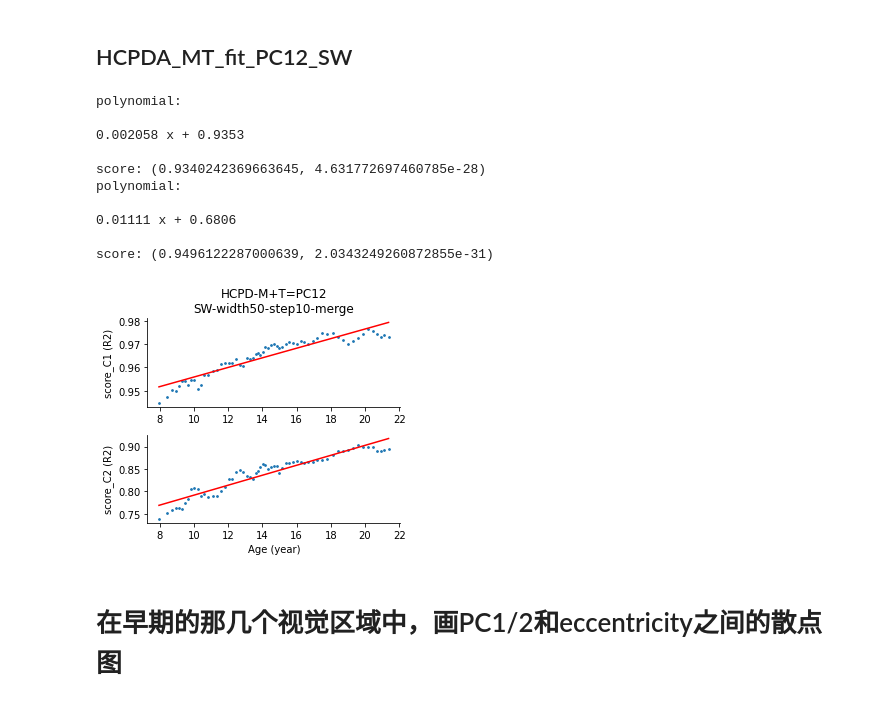
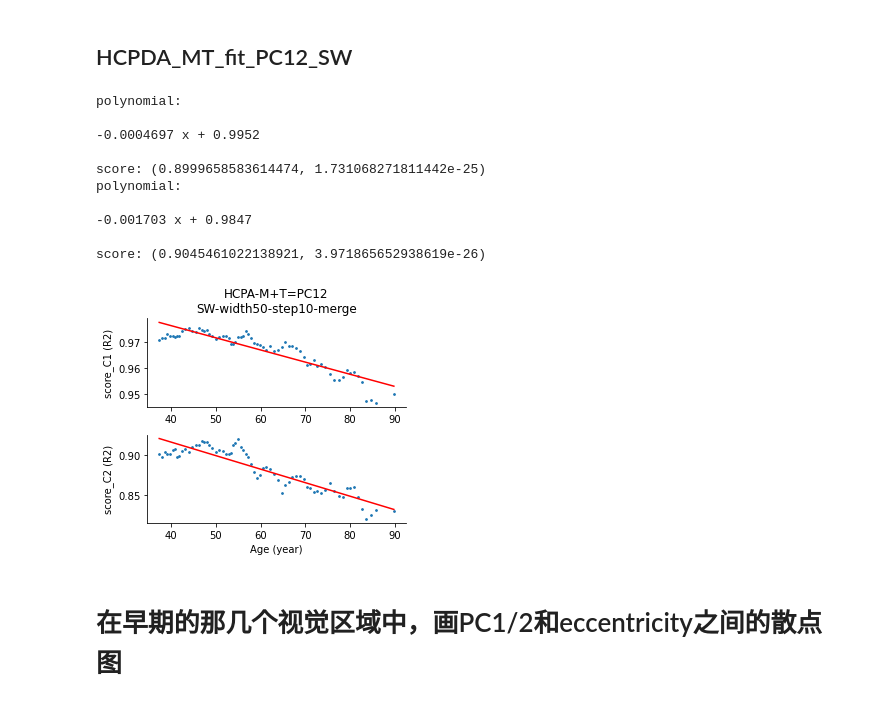
Before and after one commit to BNUCNL/nibrain, a Jupyter notebook: cxy_visual_dev/scripts/plot_scatter.ipynb, the cells around one changed output. Cells and saved outputs as stored; diff of their text form; code cells hidden in the pictures.

Commit message:
cxy_visual_dev: HCPA-M+T=PC12_SW-width50-step10-merge

```diff
--- a/cxy_visual_dev/scripts/plot_scatter.ipynb
+++ b/cxy_visual_dev/scripts/plot_scatter.ipynb
@@ -19,7 +19,7 @@ if not os.path.isdir(work_dir):
 # %% [markdown]
 ## HCPDA_MT_fit_PC12_SW
 # %%
-fname1 = 'HCPD-M+T=PC12'
+fname1 = 'HCPA-M+T=PC12'
 fname2 = 'SW-width50-step10-merge'
 figsize = (4.5, 4)
 out_file = pjoin(work_dir, f'{fname1}_{fname2}_score.jpg')
@@ -29,38 +29,38 @@ out_file = pjoin(work_dir, f'{fname1}_{fname2}_score.jpg')
 fpath = pjoin(anal_dir, f'fit/{fname1}_{fname2}.pkl')
 data = pkl.load(open(fpath, 'rb'))
 pc_names = ['C1', 'C2']
 n_pc = len(pc_names)
 x = data['age in months'] / 12
 fig, axes = plt.subplots(n_pc, 1, figsize=figsize)
 for pc_idx, pc_name in enumerate(pc_names):
     ax = axes[pc_idx]
     y = data[f'score_{pc_name}']
     plot_polyfit(x, y, 1, color='r', s=3, ax=ax)
     if pc_idx == 0:
         ax.set_title(f'{fname1}\n{fname2}')
     if pc_idx == n_pc - 1:
         ax.set_xlabel('Age (year)')
     ax.set_ylabel(f'score_{pc_name} (R2)')
     ax.spines['top'].set_visible(False)
     ax.spines['right'].set_visible(False)
 
 fig.tight_layout()
 if out_file is None:
     fig.show()
 else:
     fig.savefig(out_file)
 # %% [output]
 polynomial:
 
-0.002058 x + 0.9353
+-0.0004697 x + 0.9952
 
-score: (0.9340242369663645, 4.631772697460785e-28)
+score: (0.8999658583614474, 1.731068271811442e-25)
 polynomial:
 
-0.01111 x + 0.6806
+-0.001703 x + 0.9847
 
-score: (0.9496122287000639, 2.0343249260872855e-31)
+score: (0.9045461022138921, 3.971865652938619e-26)
-[figure, old version]
+[figure, new version]
 # %% [markdown]
 # 在早期的那几个视觉区域中，画PC1/2和eccentricity之间的散点图
 # %%
```
Also changed, not shown: 2 other files.
